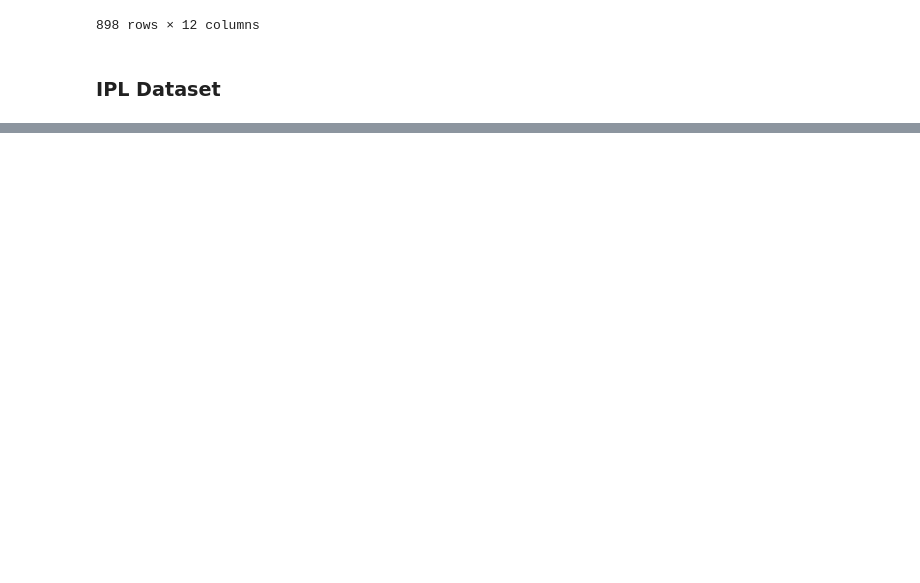
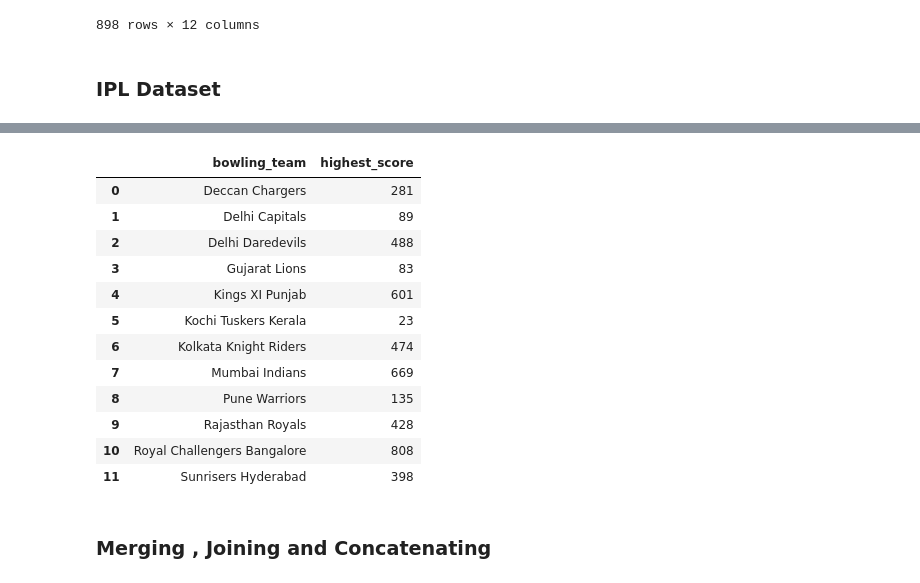
Before and after one commit to akhileshdutt/DataScience_learning, a Jupyter notebook: Revision_libraries/pandas.ipynb, the cells around one changed output, grey strips where cells are left out. Cells and saved outputs as stored; diff of their text form; code cells hidden in the pictures; blank space fills up the shorter version.

```diff
--- a/Revision_libraries/pandas.ipynb
+++ b/Revision_libraries/pandas.ipynb
@@ -2503,0 +2581,28 @@ duo.agg({
+# %%
+# create a function that returns highest score of any batsman
+def high_score(group):
+    player_name = input("enter your player name: ")
+    group1 = group[group["batsman"]==player_name]
+    highest_score = group1.groupby("bowling_team").agg(
+        highest_score=('batsman_runs','sum')
+    ).reset_index()
+    return highest_score
+
+highest_scores = high_score(deliveries)
+highest_scores
+# %% [output]
+|  | bowling_team | highest_score |
+| 0 | Deccan Chargers | 281 |
+| 1 | Delhi Capitals | 89 |
+| 2 | Delhi Daredevils | 488 |
+| 3 | Gujarat Lions | 83 |
+| 4 | Kings XI Punjab | 601 |
+| 5 | Kochi Tuskers Kerala | 23 |
+| 6 | Kolkata Knight Riders | 474 |
+| 7 | Mumbai Indians | 669 |
+| 8 | Pune Warriors | 135 |
+| 9 | Rajasthan Royals | 428 |
+| 10 | Royal Challengers Bangalore | 808 |
+| 11 | Sunrisers Hyderabad | 398 |
+# %% [markdown]
+### Merging , Joining and Concatenating
```
Also changed, not shown: parts of 5 cells of this notebook, 8 other files.
